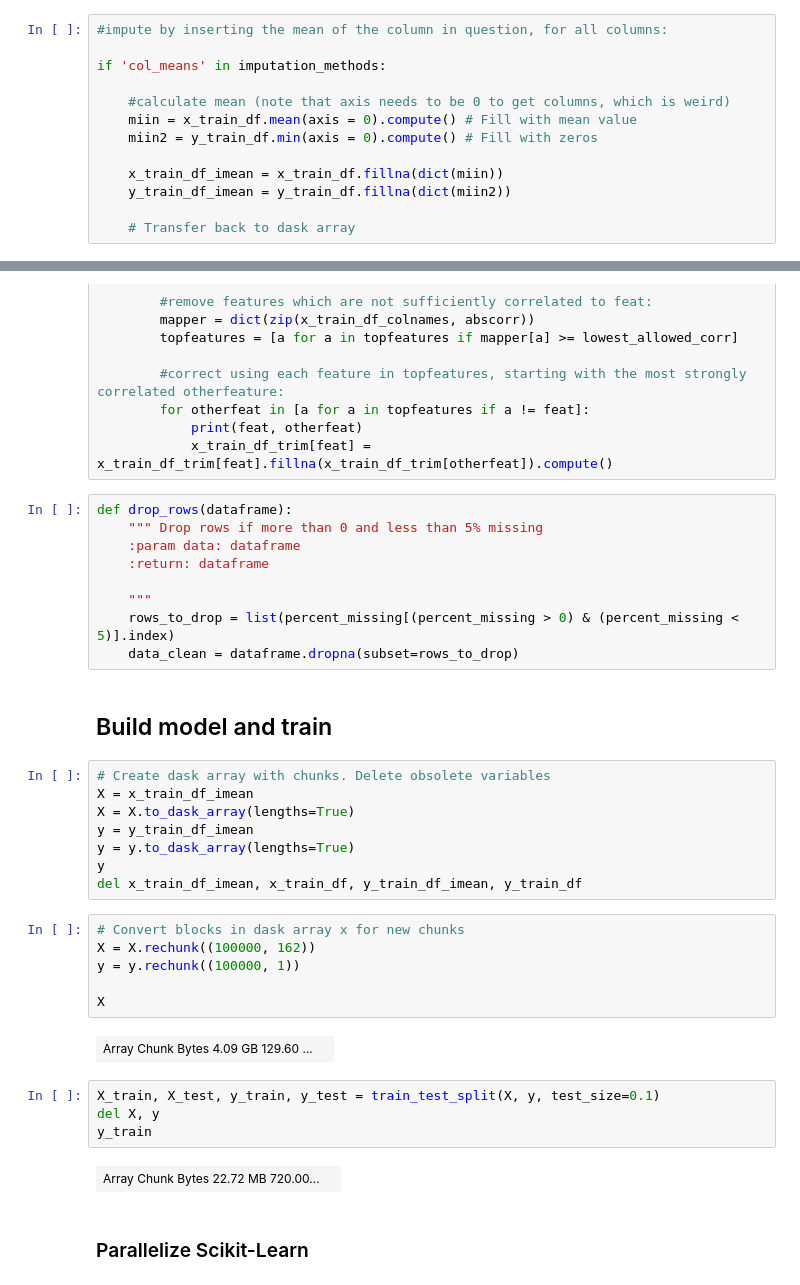
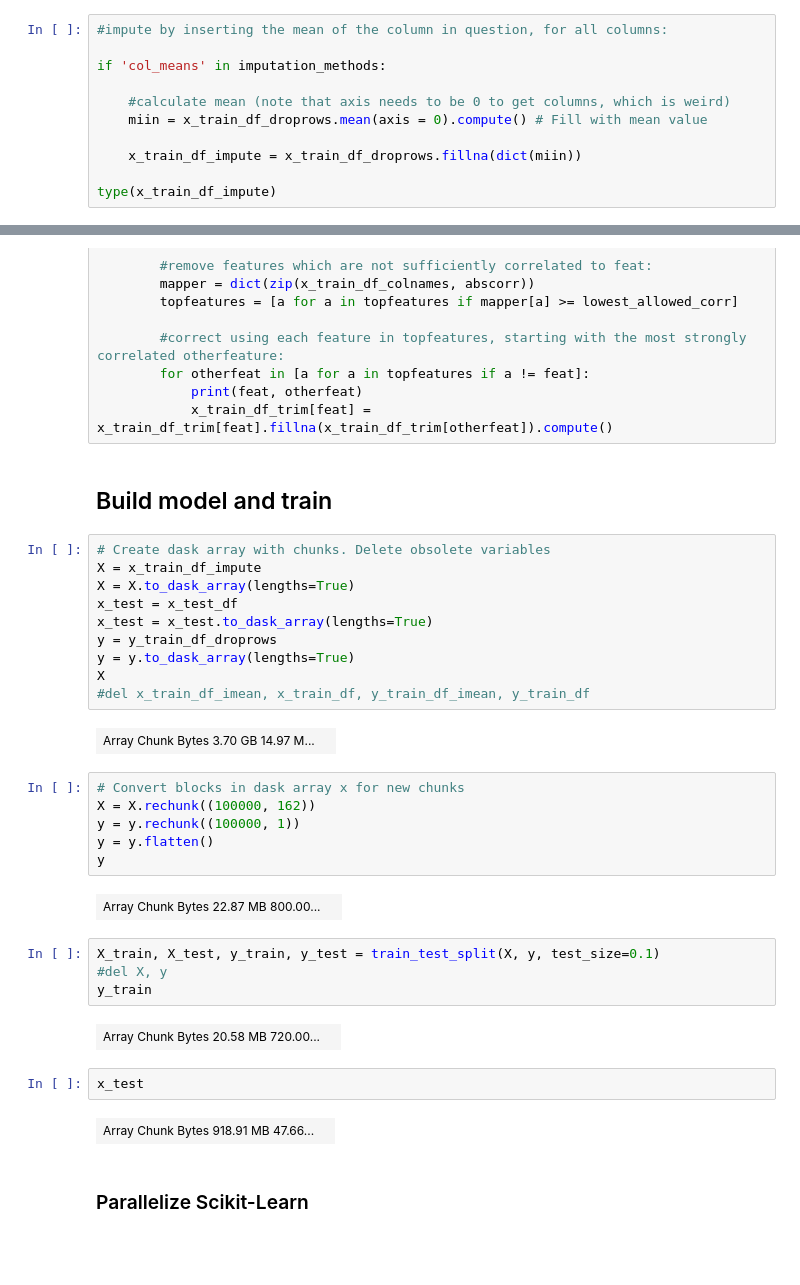
Before and after one commit to jorgenporgen/DAT300, a Jupyter notebook: DAT300_CA1_16.ipynb, the cells around one changed output, grey strips where cells are left out. Cells and saved outputs as stored; diff of their text form; blank space fills up the shorter version.

```diff
--- a/DAT300_CA1_16.ipynb
+++ b/DAT300_CA1_16.ipynb
@@ -111,11 +188,9 @@ imputation_methods = ['correlated_columns', 'col_means']
 if 'col_means' in imputation_methods:
 
     #calculate mean (note that axis needs to be 0 to get columns, which is weird)
-    miin = x_train_df.mean(axis = 0).compute() # Fill with mean value
-    miin2 = y_train_df.min(axis = 0).compute() # Fill with zeros
+    miin = x_train_df_droprows.mean(axis = 0).compute() # Fill with mean value
 
-    x_train_df_imean = x_train_df.fillna(dict(miin))
-    y_train_df_imean = y_train_df.fillna(dict(miin2))
+    x_train_df_impute = x_train_df_droprows.fillna(dict(miin))
 
-    # Transfer back to dask array
+type(x_train_df_impute)
 # %% [output]
@@ -157,39 +232,38 @@ if 'correlated_columns' in imputation_methods:
         for otherfeat in [a for a in topfeatures if a != feat]:
             print(feat, otherfeat)
             x_train_df_trim[feat] = x_train_df_trim[feat].fillna(x_train_df_trim[otherfeat]).compute()
-# %%
-def drop_rows(dataframe):
-    """ Drop rows if more than 0 and less than 5% missing
-    :param data: dataframe
-    :return: dataframe
-
-    """
-    rows_to_drop = list(percent_missing[(percent_missing > 0) & (percent_missing < 5)].index)
-    data_clean = dataframe.dropna(subset=rows_to_drop)
 # %% [markdown]
 ## Build model and train
 # %%
 # Create dask array with chunks. Delete obsolete variables
-X = x_train_df_imean
+X = x_train_df_impute
 X = X.to_dask_array(lengths=True)
-y = y_train_df_imean
+x_test = x_test_df
+x_test = x_test.to_dask_array(lengths=True)
+y = y_train_df_droprows
 y = y.to_dask_array(lengths=True)
-y
-del x_train_df_imean, x_train_df, y_train_df_imean, y_train_df
+X
+#del x_train_df_imean, x_train_df, y_train_df_imean, y_train_df
+# %% [output]
+| Array Chunk Bytes 3.70 GB 14.97 M... |  |
 # %%
 # Convert blocks in dask array x for new chunks
 X = X.rechunk((100000, 162))
 y = y.rechunk((100000, 1))
-
-X
+y = y.flatten()
+y
 # %% [output]
-| Array Chunk Bytes 4.09 GB 129.60 ... |  |
+| Array Chunk Bytes 22.87 MB 800.00... |  |
 # %%
 X_train, X_test, y_train, y_test = train_test_split(X, y, test_size=0.1)
-del X, y
+#del X, y
 y_train
 # %% [output]
-| Array Chunk Bytes 22.72 MB 720.00... |  |
+| Array Chunk Bytes 20.58 MB 720.00... |  |
+# %%
+x_test
+# %% [output]
+| Array Chunk Bytes 918.91 MB 47.66... |  |
 # %% [markdown]
 ### Parallelize Scikit-Learn
 # %%
```
Also changed, not shown: parts of 27 cells of this notebook.
